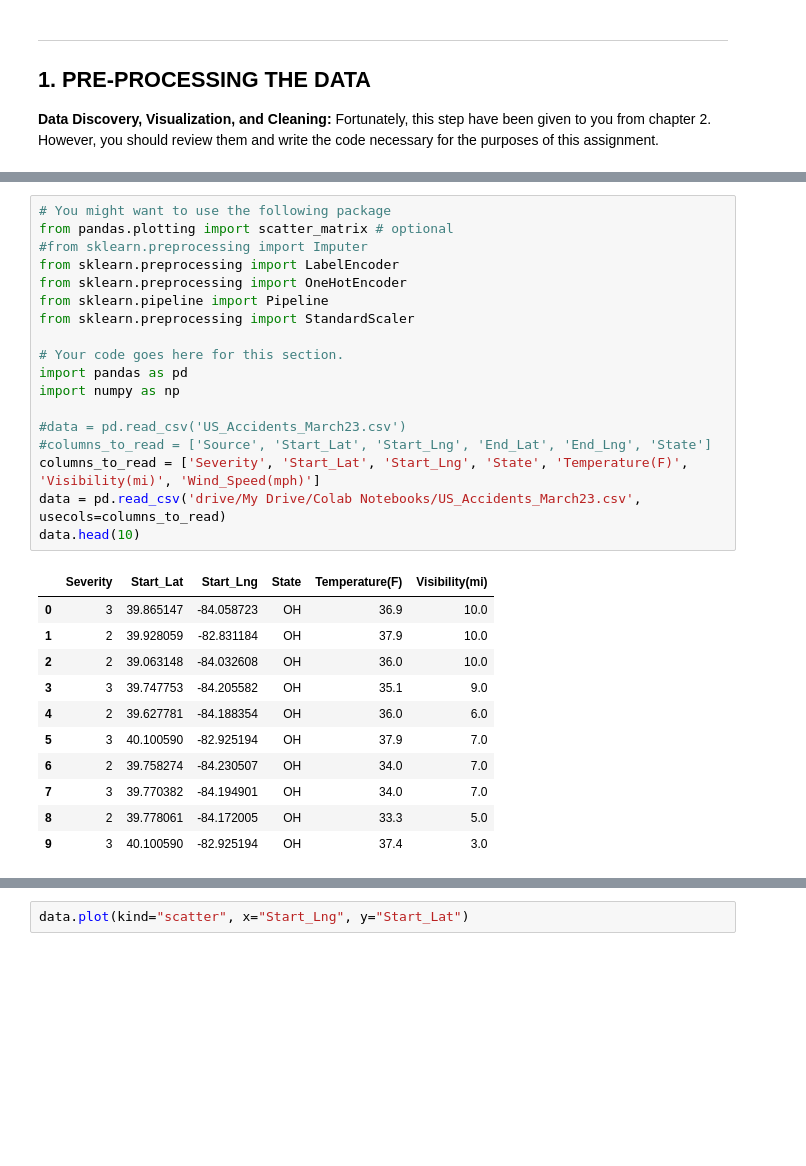
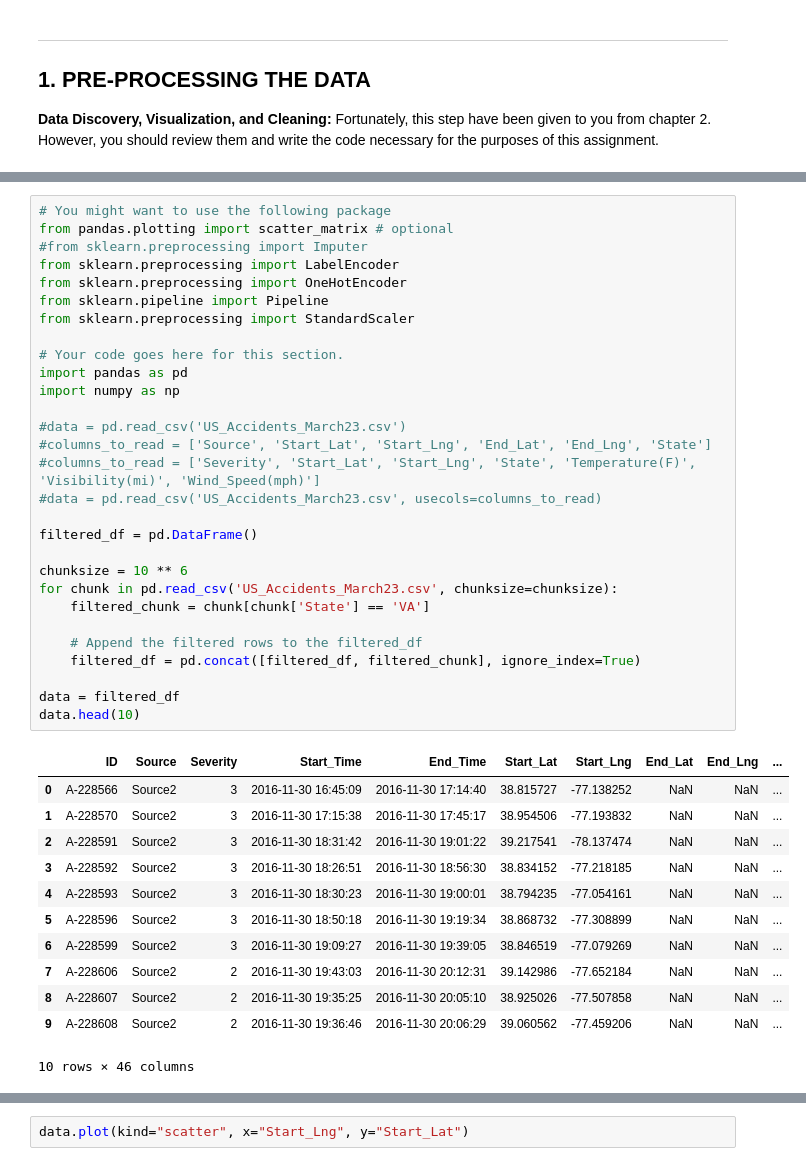
Before and after one commit to aop1/ML-Driving-Accidents, a Jupyter notebook: Project.ipynb, the cells around one changed output, grey strips where cells are left out. Drawn from its saved outputs; the diff is of its cells as text; blank space fills up the shorter version.

Commit message:
added columns and read by chunks

```diff
--- a/Project.ipynb
+++ b/Project.ipynb
@@ -11,31 +11,43 @@ Mounted at /content/drive/
 # %%
 # You might want to use the following package
 from pandas.plotting import scatter_matrix # optional
 #from sklearn.preprocessing import Imputer
 from sklearn.preprocessing import LabelEncoder
 from sklearn.preprocessing import OneHotEncoder
 from sklearn.pipeline import Pipeline
 from sklearn.preprocessing import StandardScaler
 
 # Your code goes here for this section.
 import pandas as pd
 import numpy as np
 
 #data = pd.read_csv('US_Accidents_March23.csv')
 #columns_to_read = ['Source', 'Start_Lat', 'Start_Lng', 'End_Lat', 'End_Lng', 'State']
-columns_to_read = ['Severity', 'Start_Lat', 'Start_Lng', 'State', 'Temperature(F)', 'Visibility(mi)', 'Wind_Speed(mph)']
-data = pd.read_csv('drive/My Drive/Colab Notebooks/US_Accidents_March23.csv', usecols=columns_to_read)
+#columns_to_read = ['Severity', 'Start_Lat', 'Start_Lng', 'State', 'Temperature(F)', 'Visibility(mi)', 'Wind_Speed(mph)']
+#data = pd.read_csv('US_Accidents_March23.csv', usecols=columns_to_read)
+
+filtered_df = pd.DataFrame()
+
+chunksize = 10 ** 6
+for chunk in pd.read_csv('US_Accidents_March23.csv', chunksize=chunksize):
+    filtered_chunk = chunk[chunk['State'] == 'VA']
+
+    # Append the filtered rows to the filtered_df
+    filtered_df = pd.concat([filtered_df, filtered_chunk], ignore_index=True)
+
+data = filtered_df
 data.head(10)
 # %% [output]
-|  | Severity | Start_Lat | Start_Lng | State | Temperature(F) | Visibility(mi) |
-| 0 | 3 | 39.865147 | -84.058723 | OH | 36.9 | 10.0 |
-| 1 | 2 | 39.928059 | -82.831184 | OH | 37.9 | 10.0 |
-| 2 | 2 | 39.063148 | -84.032608 | OH | 36.0 | 10.0 |
-| 3 | 3 | 39.747753 | -84.205582 | OH | 35.1 | 9.0 |
-| 4 | 2 | 39.627781 | -84.188354 | OH | 36.0 | 6.0 |
-| 5 | 3 | 40.100590 | -82.925194 | OH | 37.9 | 7.0 |
-| 6 | 2 | 39.758274 | -84.230507 | OH | 34.0 | 7.0 |
-| 7 | 3 | 39.770382 | -84.194901 | OH | 34.0 | 7.0 |
-| 8 | 2 | 39.778061 | -84.172005 | OH | 33.3 | 5.0 |
-| 9 | 3 | 40.100590 | -82.925194 | OH | 37.4 | 3.0 |
+|  | ID | Source | Severity | Start_Time | End_Time | Start_Lat | Start_Lng | End_Lat | End_Lng | ... |
+| 0 | A-228566 | Source2 | 3 | 2016-11-30 16:45:09 | 2016-11-30 17:14:40 | 38.815727 | -77.138252 | NaN | NaN | ... |
+| 1 | A-228570 | Source2 | 3 | 2016-11-30 17:15:38 | 2016-11-30 17:45:17 | 38.954506 | -77.193832 | NaN | NaN | ... |
+| 2 | A-228591 | Source2 | 3 | 2016-11-30 18:31:42 | 2016-11-30 19:01:22 | 39.217541 | -78.137474 | NaN | NaN | ... |
+| 3 | A-228592 | Source2 | 3 | 2016-11-30 18:26:51 | 2016-11-30 18:56:30 | 38.834152 | -77.218185 | NaN | NaN | ... |
+| 4 | A-228593 | Source2 | 3 | 2016-11-30 18:30:23 | 2016-11-30 19:00:01 | 38.794235 | -77.054161 | NaN | NaN | ... |
+| 5 | A-228596 | Source2 | 3 | 2016-11-30 18:50:18 | 2016-11-30 19:19:34 | 38.868732 | -77.308899 | NaN | NaN | ... |
+| 6 | A-228599 | Source2 | 3 | 2016-11-30 19:09:27 | 2016-11-30 19:39:05 | 38.846519 | -77.079269 | NaN | NaN | ... |
+| 7 | A-228606 | Source2 | 2 | 2016-11-30 19:43:03 | 2016-11-30 20:12:31 | 39.142986 | -77.652184 | NaN | NaN | ... |
+| 8 | A-228607 | Source2 | 2 | 2016-11-30 19:35:25 | 2016-11-30 20:05:10 | 38.925026 | -77.507858 | NaN | NaN | ... |
+| 9 | A-228608 | Source2 | 2 | 2016-11-30 19:36:46 | 2016-11-30 20:06:29 | 39.060562 | -77.459206 | NaN | NaN | ... |
+10 rows × 46 columns
 # %%
```
Also changed, not shown: parts of 9 cells of this notebook, 1 other file.
